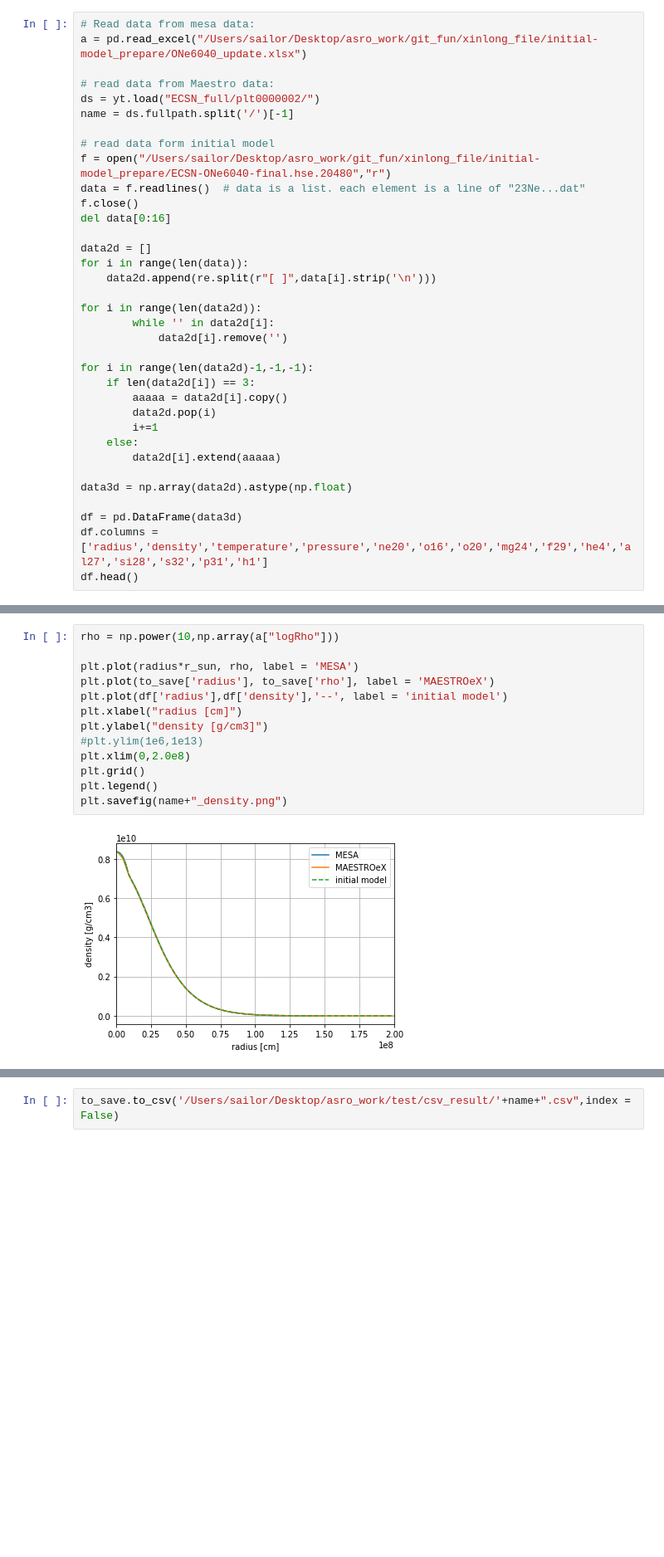
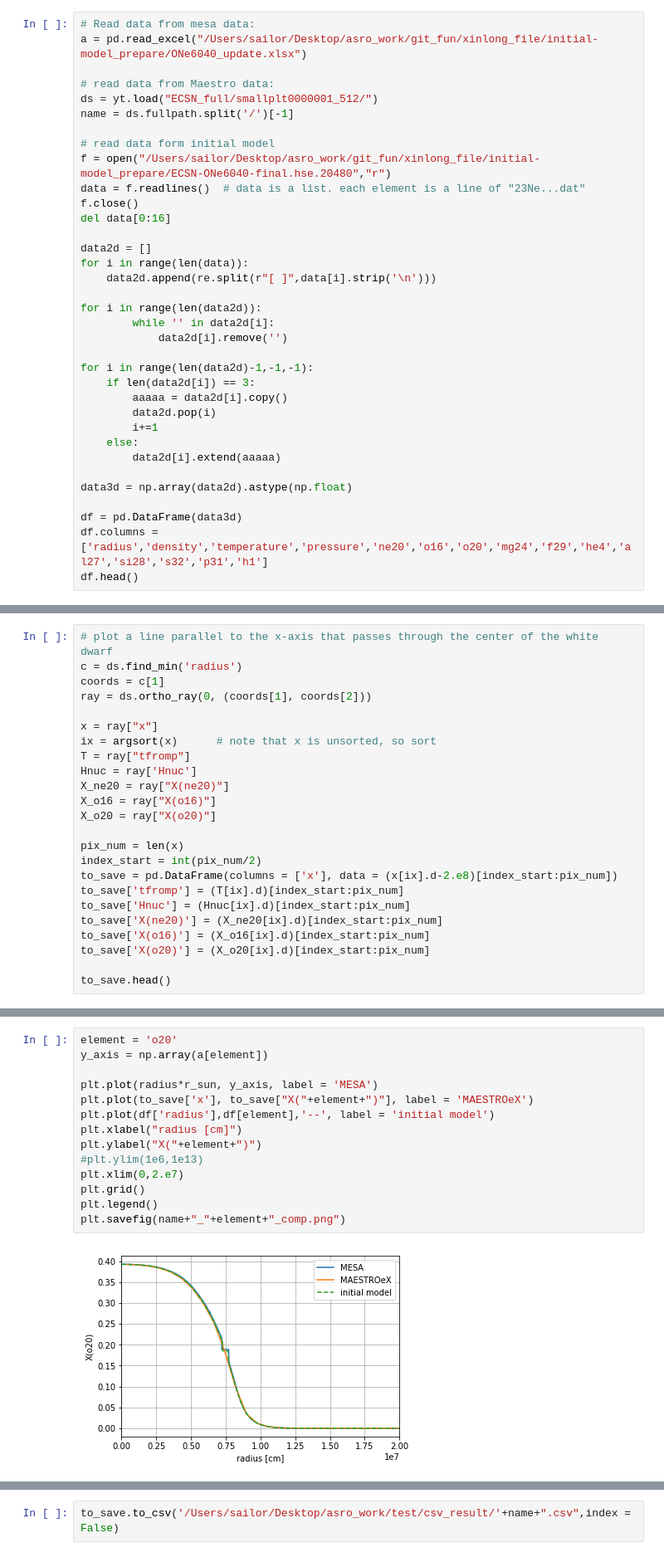
Before and after one commit to XinlongSBU/xinlong_file, a Jupyter notebook: MAESTROeX_analyze/plot_IM_MAE_MESA.ipynb, the cells around one changed output, grey strips where cells are left out. Shown at 83% size. Saved outputs shown, nothing was run; the diff lists cells and outputs as text; blank space fills up the shorter version.

```diff
--- a/MAESTROeX_analyze/plot_IM_MAE_MESA.ipynb
+++ b/MAESTROeX_analyze/plot_IM_MAE_MESA.ipynb
@@ -10,7 +19,7 @@ import re
 a = pd.read_excel("/Users/sailor/Desktop/asro_work/git_fun/xinlong_file/initial-model_prepare/ONe6040_update.xlsx")
 
 # read data from Maestro data:
-ds = yt.load("ECSN_full/plt0000002/")
+ds = yt.load("ECSN_full/smallplt0000001_512/")
 name = ds.fullpath.split('/')[-1]
 
 # read data form initial model
@@ -82,0 +71,24 @@ to_save.head()
+# %%
+# plot a line parallel to the x-axis that passes through the center of the white dwarf
+c = ds.find_min('radius')
+coords = c[1]
+ray = ds.ortho_ray(0, (coords[1], coords[2]))
+
+x = ray["x"]
+ix = argsort(x)      # note that x is unsorted, so sort
+T = ray["tfromp"]
+Hnuc = ray['Hnuc']
+X_ne20 = ray["X(ne20)"]
+X_o16 = ray["X(o16)"]
+X_o20 = ray["X(o20)"]
+
+pix_num = len(x)
+index_start = int(pix_num/2)
+to_save = pd.DataFrame(columns = ['x'], data = (x[ix].d-2.e8)[index_start:pix_num])
+to_save['tfromp'] = (T[ix].d)[index_start:pix_num]
+to_save['Hnuc'] = (Hnuc[ix].d)[index_start:pix_num]
+to_save['X(ne20)'] = (X_ne20[ix].d)[index_start:pix_num]
+to_save['X(o16)'] = (X_o16[ix].d)[index_start:pix_num]
+to_save['X(o20)'] = (X_o20[ix].d)[index_start:pix_num]
+
+to_save.head()
@@ -132,15 +194,16 @@ plt.savefig(name+"_pressure.png")
 # %%
-rho = np.power(10,np.array(a["logRho"]))
+element = 'o20'
+y_axis = np.array(a[element])
 
-plt.plot(radius*r_sun, rho, label = 'MESA')
-plt.plot(to_save['radius'], to_save['rho'], label = 'MAESTROeX')
-plt.plot(df['radius'],df['density'],'--', label = 'initial model')
+plt.plot(radius*r_sun, y_axis, label = 'MESA')
+plt.plot(to_save['x'], to_save["X("+element+")"], label = 'MAESTROeX')
+plt.plot(df['radius'],df[element],'--', label = 'initial model')
 plt.xlabel("radius [cm]")
-plt.ylabel("density [g/cm3]")
+plt.ylabel("X("+element+")")
 #plt.ylim(1e6,1e13)
-plt.xlim(0,2.0e8)
+plt.xlim(0,2.e7)
 plt.grid()
 plt.legend()
-plt.savefig(name+"_density.png")
+plt.savefig(name+"_"+element+"_comp.png")
 # %% [output]
-[figure, old version]
+[figure, new version]
```
Also changed, not shown: parts of 30 cells of this notebook.
